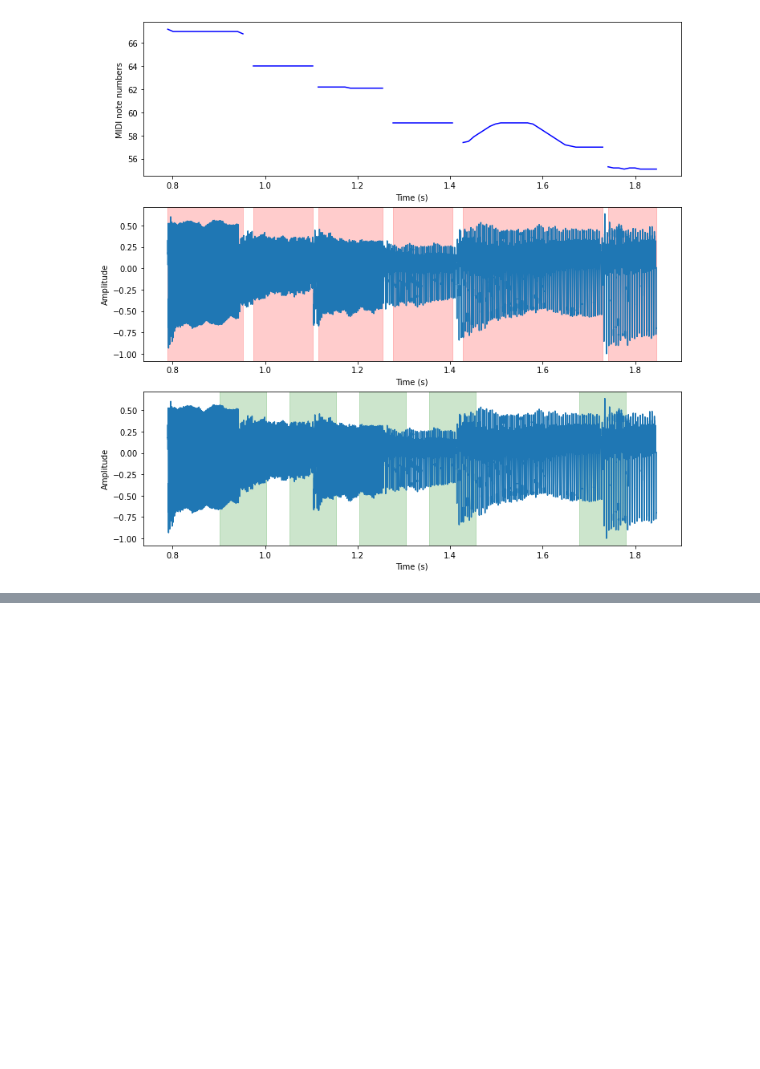
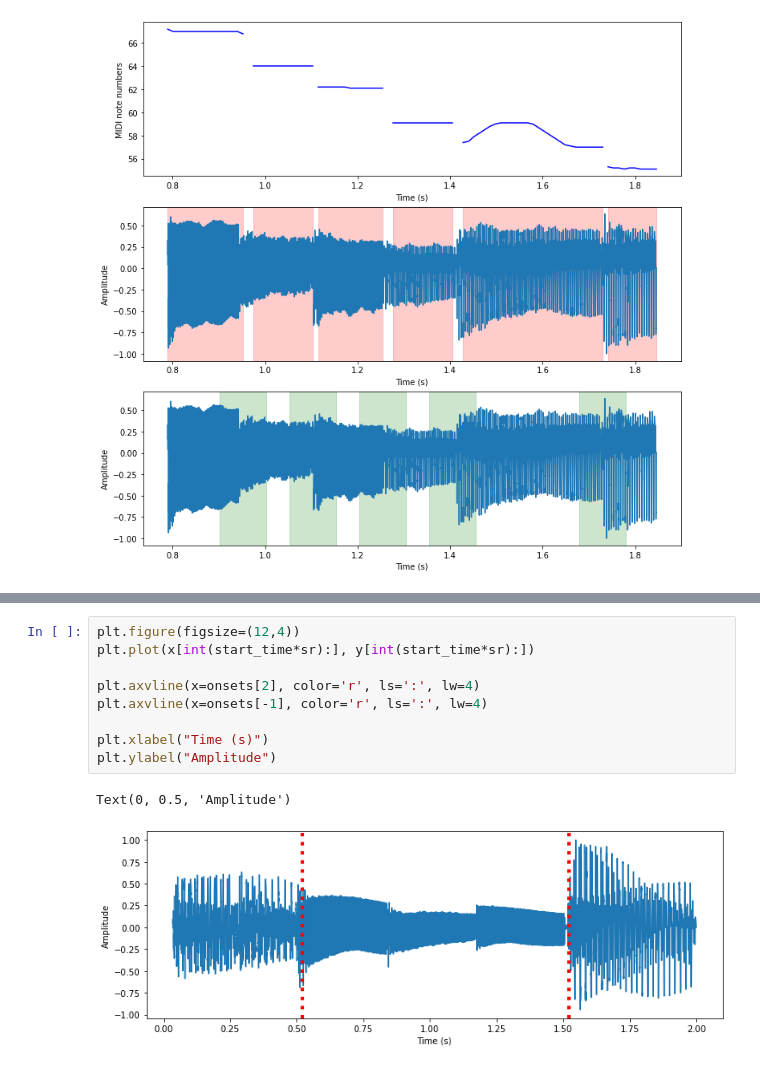
Before and after one commit to jwang44/GuitarPro-Stuff, a Jupyter notebook: plot.ipynb, the cells around one changed output, grey strips where cells are left out. Saved outputs shown, nothing was run; the diff lists cells and outputs as text; blank space fills up the shorter version.

```diff
--- a/plot.ipynb
+++ b/plot.ipynb
@@ -79,0 +137,12 @@ Text(0, 0.5, 'Amplitude')
+# %%
+plt.figure(figsize=(12,4))
+plt.plot(x[int(start_time*sr):], y[int(start_time*sr):])
+
+plt.axvline(x=onsets[2], color='r', ls=':', lw=4)
+plt.axvline(x=onsets[-1], color='r', ls=':', lw=4)
+
+plt.xlabel("Time (s)")
+plt.ylabel("Amplitude")
+# %% [output]
+Text(0, 0.5, 'Amplitude')
+[figure, added]
```
Also changed, not shown: parts of 14 cells of this notebook.
